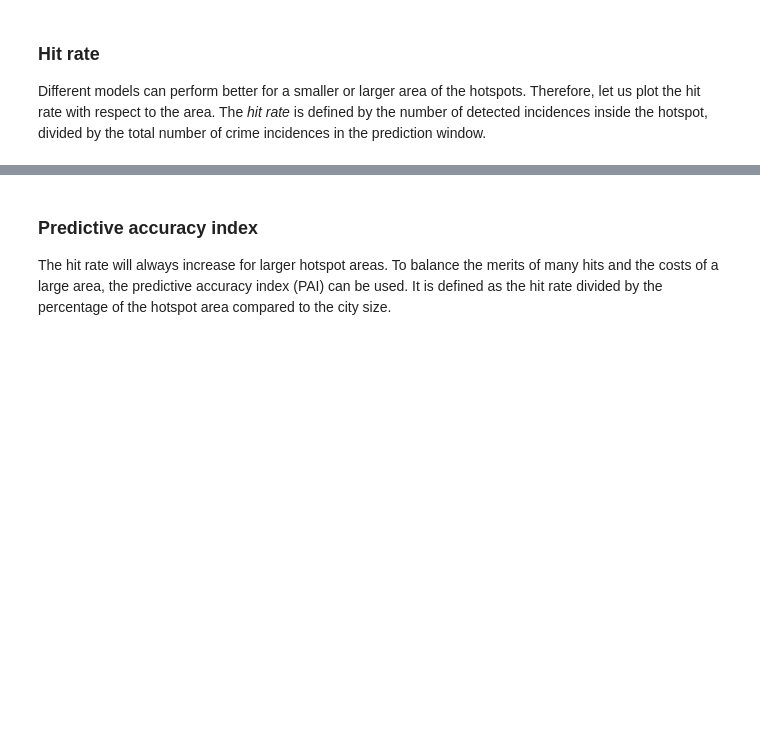
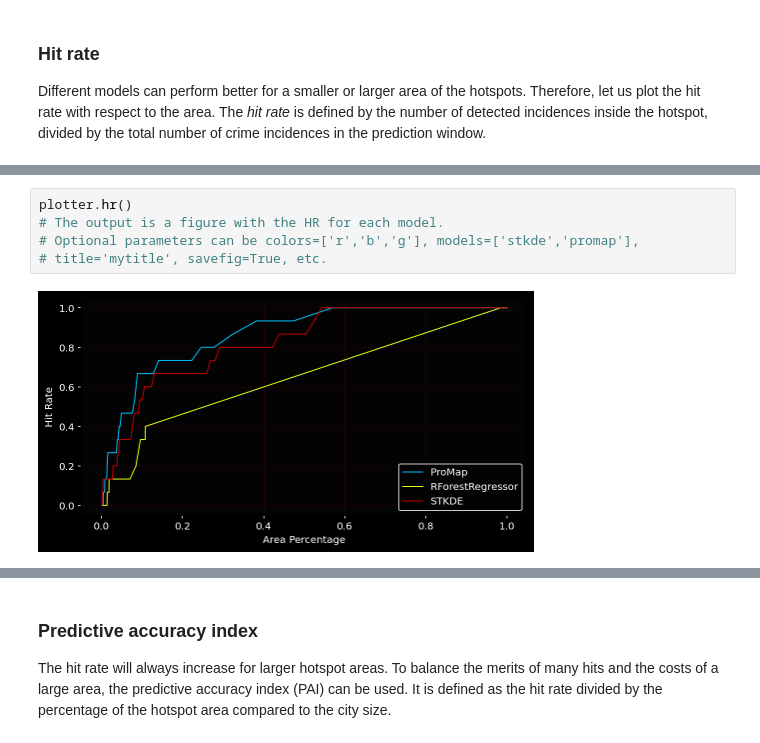
Before and after one commit to chris-carstens/iPre-2019-1, a Jupyter notebook: TutorialDallas-20201028-generated-data.ipynb, the cells around one changed output, grey strips where cells are left out. Cells and saved outputs as stored; diff of their text form; blank space fills up the shorter version.

```diff
--- a/TutorialDallas-20201028-generated-data.ipynb
+++ b/TutorialDallas-20201028-generated-data.ipynb
@@ -311,0 +318,7 @@ plotter.hr()
+# %%
+plotter.hr()
+# The output is a figure with the HR for each model.
+# Optional parameters can be colors=['r','b','g'], models=['stkde','promap'],
+# title='mytitle', savefig=True, etc.
+# %% [output]
+[figure, added]
```
Also changed, not shown: parts of 16 cells of this notebook.
